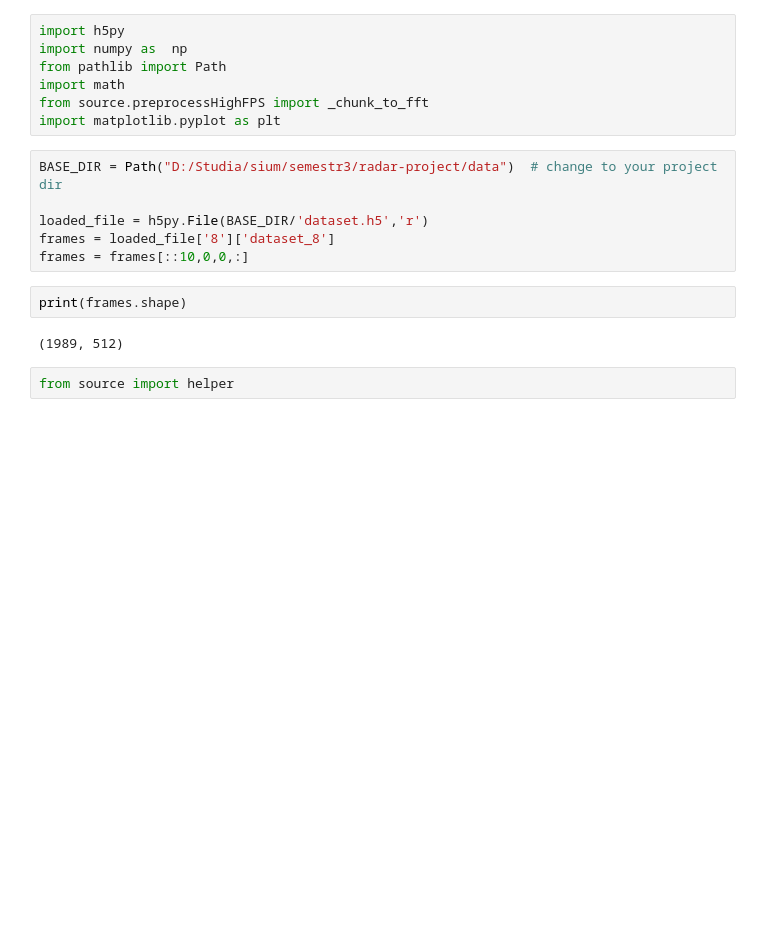
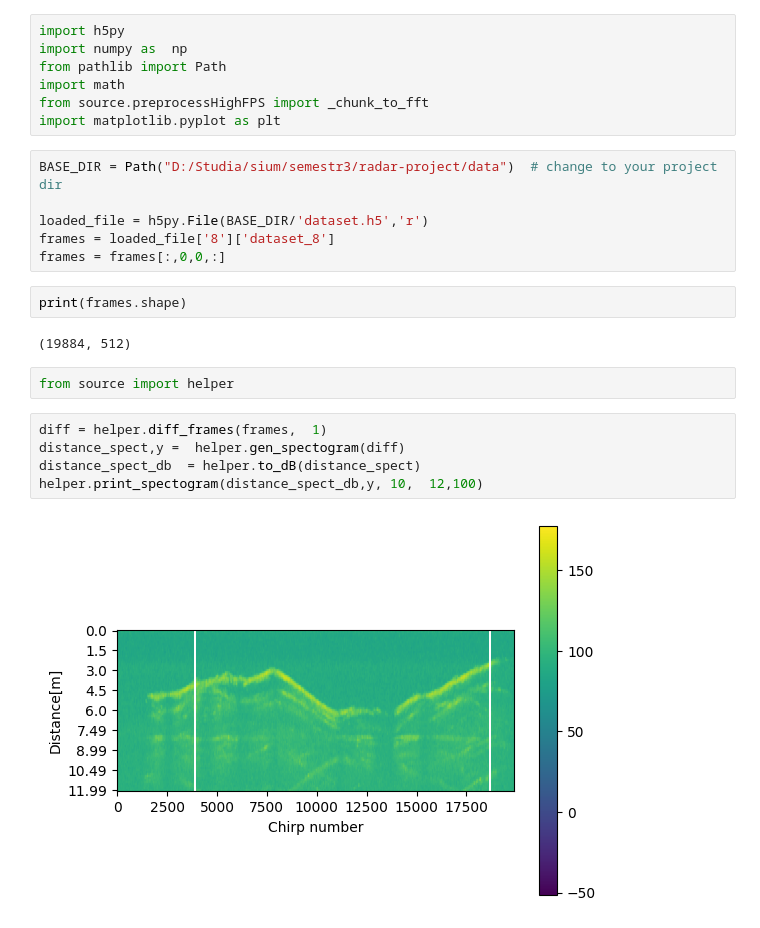
Before and after one commit to Norceis/radar-project, a Jupyter notebook: notebooks/Spectograms_v2.ipynb, the cells around one changed output. Cells and saved outputs as stored; diff of their text form; blank space fills up the shorter version.

```diff
--- a/notebooks/Spectograms_v2.ipynb
+++ b/notebooks/Spectograms_v2.ipynb
@@ -10,10 +10,17 @@ BASE_DIR = Path("D:/Studia/sium/semestr3/radar-project/data")  # change to your
 
 loaded_file = h5py.File(BASE_DIR/'dataset.h5','r')
 frames = loaded_file['8']['dataset_8']
-frames = frames[::10,0,0,:]
+frames = frames[:,0,0,:]
 # %%
 print(frames.shape)
 # %% [output]
-(1989, 512)
+(19884, 512)
 # %%
 from source import helper
+# %%
+diff = helper.diff_frames(frames,  1)
+distance_spect,y =  helper.gen_spectogram(diff)
+distance_spect_db  = helper.to_dB(distance_spect)
+helper.print_spectogram(distance_spect_db,y, 10,  12,100)
+# %% [output]
+[figure, added]
```
Also changed, not shown: parts of 13 cells of this notebook, 2 other files.
